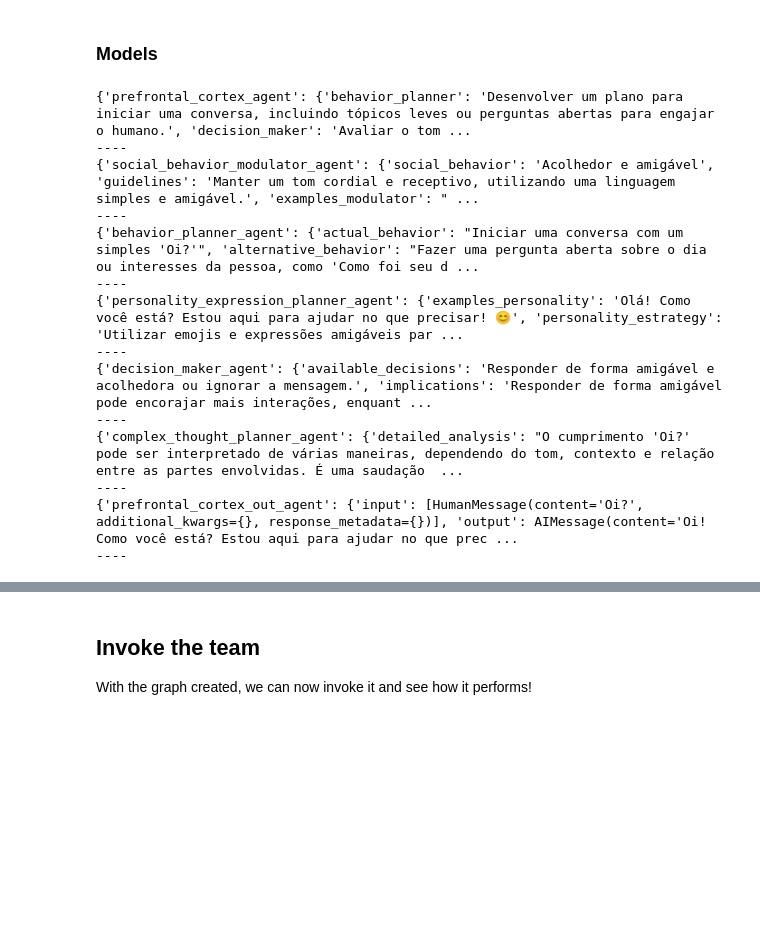
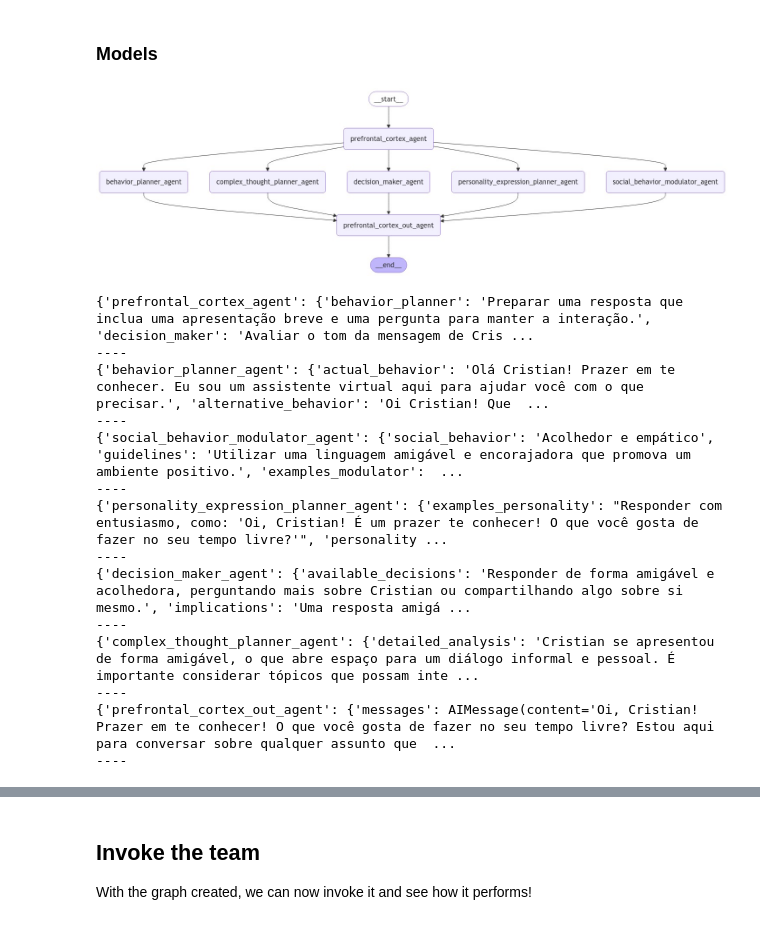
Before and after one commit to cccadet/Brainiac, a Jupyter notebook: langgraph/brainiac-tools.ipynb, the cells around one changed output, grey strips where cells are left out. Drawn from its saved outputs; the diff is of its cells as text; code cells hidden in the pictures; blank space fills up the shorter version.

Commit message:
🚧 Implementação checkpoint in-memory

```diff
--- a/langgraph/brainiac-tools.ipynb
+++ b/langgraph/brainiac-tools.ipynb
@@ -407,12 +407,17 @@ def cortex_out_agent(state):
 
 from langgraph.graph import StateGraph, END
 from typing import Annotated, TypedDict
+
+from langgraph.checkpoint.memory import MemorySaver
+from langgraph.graph.message import add_messages
+
 #from agents import analyze_question, answer_code_question, answer_generic_question
 
 #You can precise the format here which could be helpfull for multimodal graphs
 class AgentState(TypedDict):
-    input: str
-    output: str
+    #input: str
+    #output: str
+    messages: Annotated[list, add_messages]
     behavior_planner: str
     decision_maker: str
     social_behavior_modulator: str
@@ -479,32 +484,47 @@ workflow.add_edge(["behavior_planner_agent","decision_maker_agent", "social_beha
 workflow.add_edge("prefrontal_cortex_out_agent", END)
 #workflow.add_edge("generic_agent", END)
 
-graph = workflow.compile()
+memory = MemorySaver()
+graph = workflow.compile(checkpointer=memory)
+#graph = workflow.compile()
+# %%
+from IPython.display import Image, display
+
+try:
+    display(Image(graph.get_graph().draw_mermaid_png()))
+except Exception:
+    # This requires some extra dependencies and is optional
+    pass
+# %% [output]
+[figure, added]
 # %%
 from langchain_core.messages import HumanMessage
 
+config = {"configurable": {"thread_id": "1"}}
+
 for s in graph.stream(
     {
-        "input": [
-            HumanMessage(content="Oi?")
+        "messages": [
+            HumanMessage(content="Oi, meu nome é Cristian!")
         ]
-    }
+    },
+    config
 ):
     if "__end__" not in s:
         print(s)
         print("----")
 # %% [output]
-{'prefrontal_cortex_agent': {'behavior_planner': 'Desenvolver um plano para iniciar uma conversa, incluindo tópicos leves ou perguntas abertas para engajar o humano.', 'decision_maker': 'Avaliar o tom ...
+{'prefrontal_cortex_agent': {'behavior_planner': 'Preparar uma resposta que inclua uma apresentação breve e uma pergunta para manter a interação.', 'decision_maker': 'Avaliar o tom da mensagem de Cris ...
 ----
-{'social_behavior_modulator_agent': {'social_behavior': 'Acolhedor e amigável', 'guidelines': 'Manter um tom cordial e receptivo, utilizando uma linguagem simples e amigável.', 'examples_modulator': " ...
+{'behavior_planner_agent': {'actual_behavior': 'Olá Cristian! Prazer em te conhecer. Eu sou um assistente virtual aqui para ajudar você com o que precisar.', 'alternative_behavior': 'Oi Cristian! Que  ...
 ----
-{'behavior_planner_agent': {'actual_behavior': "Iniciar uma conversa com um simples 'Oi?'", 'alternative_behavior': "Fazer uma pergunta aberta sobre o dia ou interesses da pessoa, como 'Como foi seu d ...
+{'social_behavior_modulator_agent': {'social_behavior': 'Acolhedor e empático', 'guidelines': 'Utilizar uma linguagem amigável e encorajadora que promova um ambiente positivo.', 'examples_modulator':  ...
 ----
-{'personality_expression_planner_agent': {'examples_personality': 'Olá! Como você está? Estou aqui para ajudar no que precisar! 😊', 'personality_estrategy': 'Utilizar emojis e expressões amigáveis par ...
+{'personality_expression_planner_agent': {'examples_personality': "Responder com entusiasmo, como: 'Oi, Cristian! É um prazer te conhecer! O que você gosta de fazer no seu tempo livre?'", 'personality ...
 ----
-{'decision_maker_agent': {'available_decisions': 'Responder de forma amigável e acolhedora ou ignorar a mensagem.', 'implications': 'Responder de forma amigável pode encorajar mais interações, enquant ...
+{'decision_maker_agent': {'available_decisions': 'Responder de forma amigável e acolhedora, perguntando mais sobre Cristian ou compartilhando algo sobre si mesmo.', 'implications': 'Uma resposta amigá ...
 ----
-{'complex_thought_planner_agent': {'detailed_analysis': "O cumprimento 'Oi?' pode ser interpretado de várias maneiras, dependendo do tom, contexto e relação entre as partes envolvidas. É uma saudação  ...
+{'complex_thought_planner_agent': {'detailed_analysis': 'Cristian se apresentou de forma amigável, o que abre espaço para um diálogo informal e pessoal. É importante considerar tópicos que possam inte ...
 ----
-{'prefrontal_cortex_out_agent': {'input': [HumanMessage(content='Oi?', additional_kwargs={}, response_metadata={})], 'output': AIMessage(content='Oi! Como você está? Estou aqui para ajudar no que prec ...
+{'prefrontal_cortex_out_agent': {'messages': AIMessage(content='Oi, Cristian! Prazer em te conhecer! O que você gosta de fazer no seu tempo livre? Estou aqui para conversar sobre qualquer assunto que  ...
 ----
```
Also changed, not shown: parts of 2 cells of this notebook.
